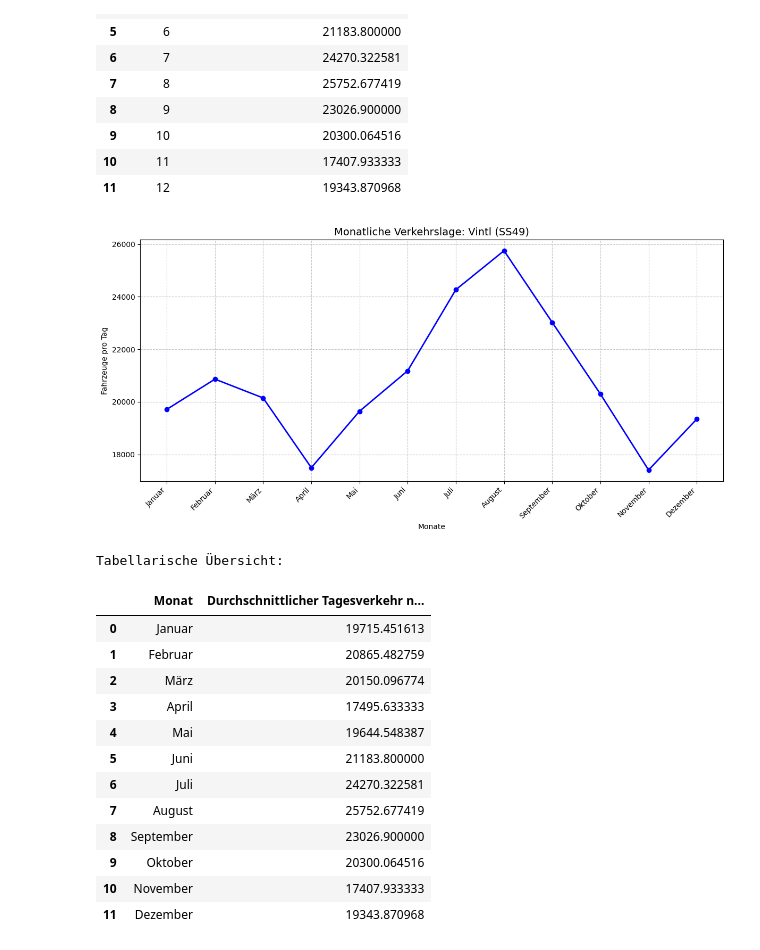
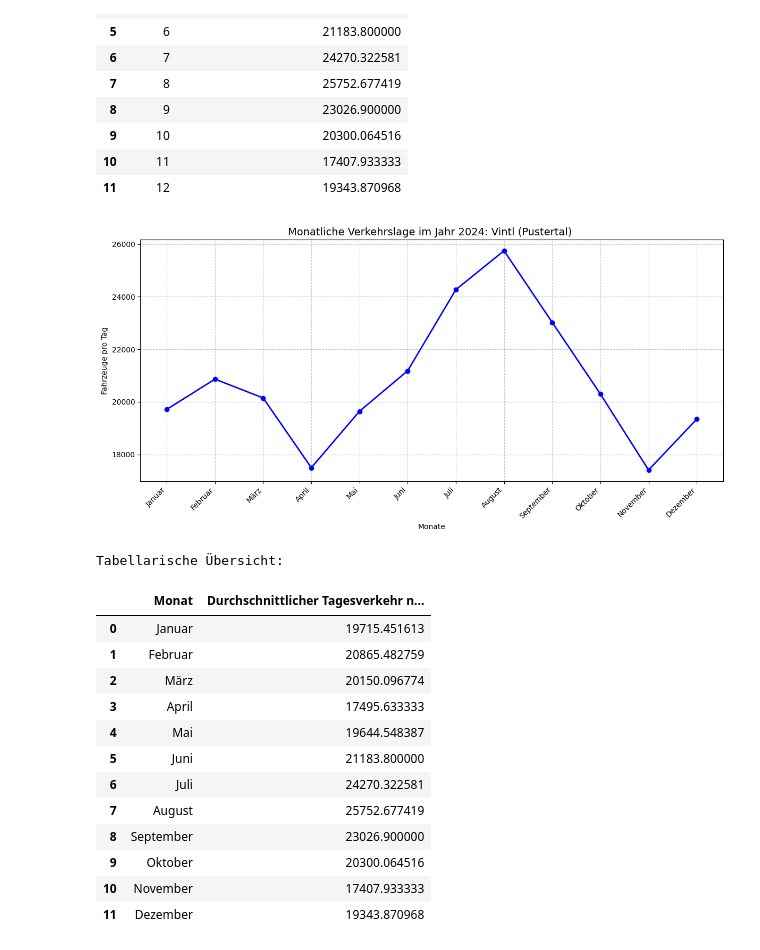
Before and after one commit to bachermi6-eng/Mein_Projekt, a Jupyter notebook: Vintl.ipynb, the cells around one changed output. Cells and saved outputs as stored; diff of their text form; code cells hidden in the pictures.

```diff
--- a/Vintl.ipynb
+++ b/Vintl.ipynb
@@ -87,35 +87,35 @@ try:
             9: 'September', 10: 'Oktober', 11: 'November', 12: 'Dezember'
         }
 
         # 3. VISUALISIERUNG (Diagramm)
         plt.figure(figsize=(12, 6))
         plt.plot(vintl_data['Monat'],
                  vintl_data['Durchschnittlicher Tagesverkehr nach Monat'],
                  marker='o', linestyle='-', color='blue', linewidth=2)
 
-        plt.title('Monatliche Verkehrslage: Vintl (SS49)', fontsize=14)
+        plt.title('Monatliche Verkehrslage im Jahr 2024: Vintl (Pustertal) ', fontsize=14)
         plt.xticks(range(1, 13), list(monats_mapping.values()), rotation=45, ha='right')
         plt.xlabel('Monate')
         plt.ylabel('Fahrzeuge pro Tag')
         plt.grid(True, linestyle='--', alpha=0.7)
         plt.tight_layout()
         plt.show()
 
         # 4. DATAFRAME ANPASSEN
         # Wir erstellen eine Kopie für die Anzeige, damit wir die Originalzahlen nicht verlieren
         display_df = vintl_data[['Monat', 'Durchschnittlicher Tagesverkehr nach Monat']]
 
         # Hier werden die Zahlen in der Spalte 'Monat' durch die Namen ersetzt
         display_df['Monat'] = display_df['Monat'].map(monats_mapping)
 
         # Zeige die geänderte Tabelle an
         print("Tabellarische Übersicht:")
         display(display_df)
 
 except Exception as e:
     print(f"Fehler: {e}")
 # %% [output]
-[figure, old version]
+[figure, new version]
 Tabellarische Übersicht:
 |  | Monat | Durchschnittlicher Tagesverkehr n... |
 | 0 | Januar | 19715.451613 |
```
Also changed, not shown: 1 other file.
